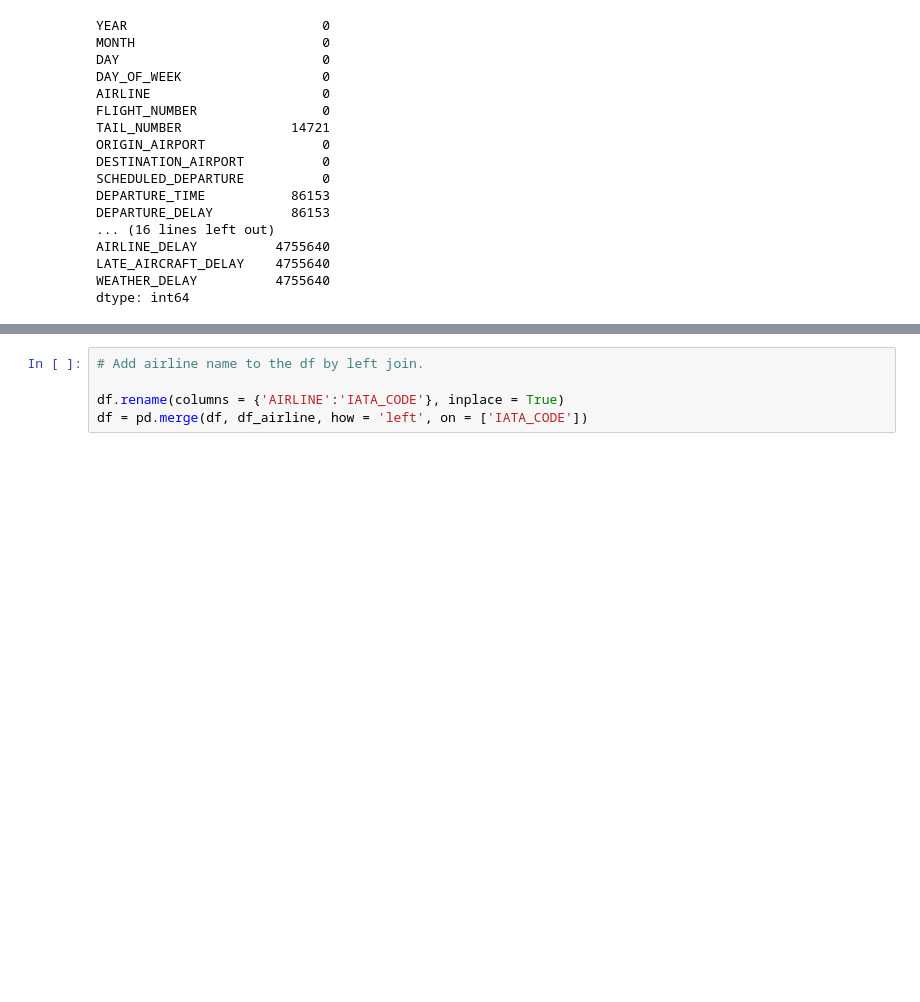
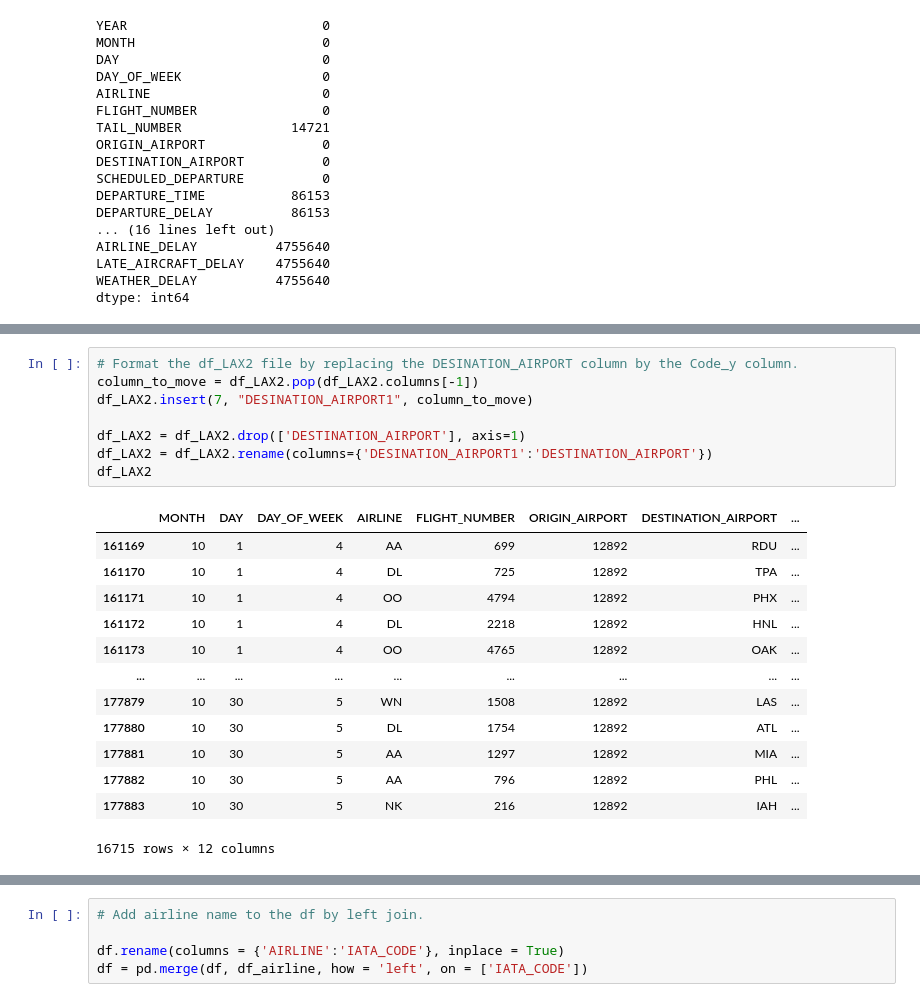
Before and after one commit to Code-charm/DataScienceCapstone1, a Jupyter notebook: Capstone2_DataWrangling.ipynb, the cells around one changed output, grey strips where cells are left out. Drawn from its saved outputs; the diff is of its cells as text; blank space fills up the shorter version.

```diff
--- a/Capstone2_DataWrangling.ipynb
+++ b/Capstone2_DataWrangling.ipynb
@@ -284,0 +379,22 @@ df = df.fillna('Unknown')
+# %%
+# Format the df_LAX2 file by replacing the DESINATION_AIRPORT column by the Code_y column.
+column_to_move = df_LAX2.pop(df_LAX2.columns[-1])
+df_LAX2.insert(7, "DESINATION_AIRPORT1", column_to_move)
+
+df_LAX2 = df_LAX2.drop(['DESTINATION_AIRPORT'], axis=1)
+df_LAX2 = df_LAX2.rename(columns={'DESINATION_AIRPORT1':'DESTINATION_AIRPORT'})
+df_LAX2
+# %% [output]
+|  | MONTH | DAY | DAY_OF_WEEK | AIRLINE | FLIGHT_NUMBER | ORIGIN_AIRPORT | DESTINATION_AIRPORT | ... |
+| 161169 | 10 | 1 | 4 | AA | 699 | 12892 | RDU | ... |
+| 161170 | 10 | 1 | 4 | DL | 725 | 12892 | TPA | ... |
+| 161171 | 10 | 1 | 4 | OO | 4794 | 12892 | PHX | ... |
+| 161172 | 10 | 1 | 4 | DL | 2218 | 12892 | HNL | ... |
+| 161173 | 10 | 1 | 4 | OO | 4765 | 12892 | OAK | ... |
+| ... | ... | ... | ... | ... | ... | ... | ... | ... |
+| 177879 | 10 | 30 | 5 | WN | 1508 | 12892 | LAS | ... |
+| 177880 | 10 | 30 | 5 | DL | 1754 | 12892 | ATL | ... |
+| 177881 | 10 | 30 | 5 | AA | 1297 | 12892 | MIA | ... |
+| 177882 | 10 | 30 | 5 | AA | 796 | 12892 | PHL | ... |
+| 177883 | 10 | 30 | 5 | NK | 216 | 12892 | IAH | ... |
+16715 rows × 12 columns
```
Also changed, not shown: parts of 79 cells of this notebook.
